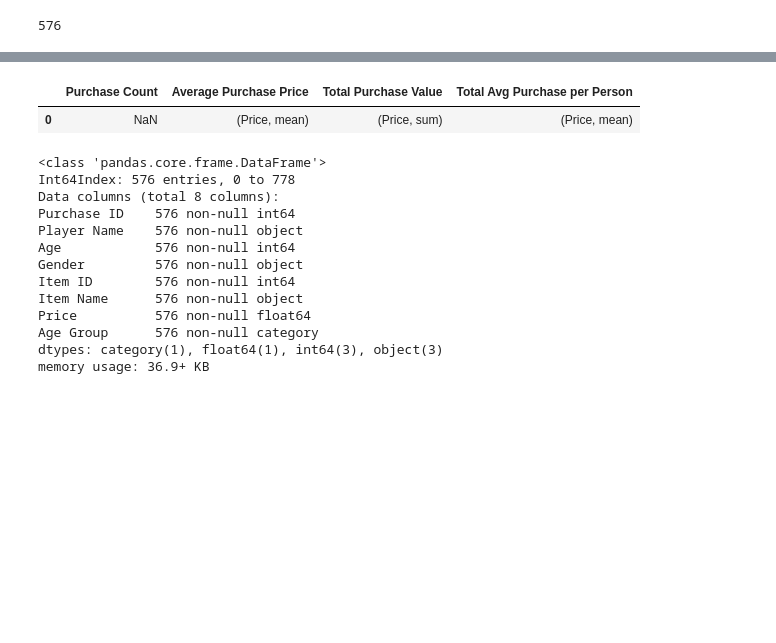
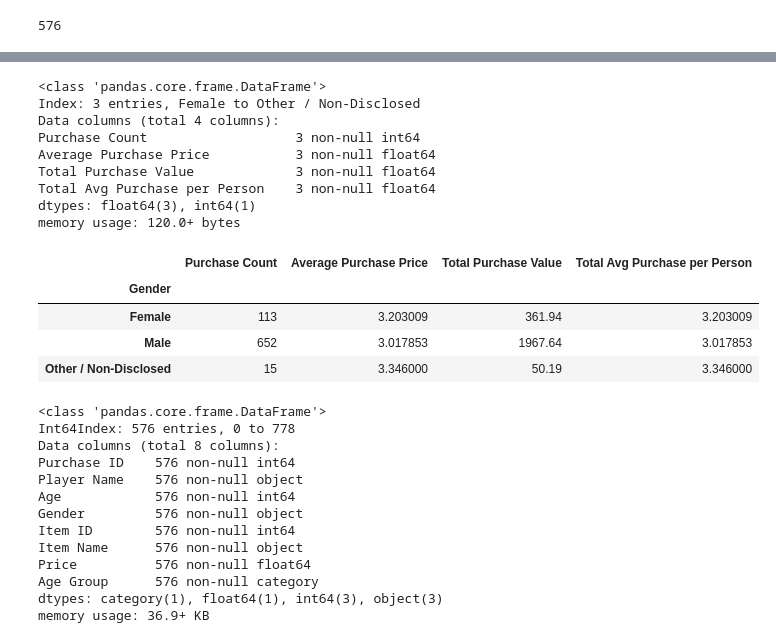
Before and after one commit to gwathen2019/pandas-challenge, a Jupyter notebook: heroes_of_pymoli.ipynb, the cells around one changed output, grey strips where cells are left out. Saved outputs shown, nothing was run; the diff lists cells and outputs as text; code cells hidden in the pictures; blank space fills up the shorter version.

```diff
--- a/heroes_of_pymoli.ipynb
+++ b/heroes_of_pymoli.ipynb
@@ -18,3 +18,8 @@ purchase_df.head()
 | 2 | 2 | Ithergue48 | 24 | Male | 92 | Final Critic | 4.88 |
 | 3 | 3 | Chamassasya86 | 24 | Male | 100 | Blindscythe | 3.27 |
 | 4 | 4 | Iskosia90 | 23 | Male | 131 | Fury | 1.44 |
+# %%
+# Use Map to format all the columns
+purchase_df["Price"] = purchase_df["Price"]#.map("${:.2f}".format)
+
+purchase_df.head()
@@ -145,16 +167,15 @@ purchase_df.describe()
     #Optional: give the displayed data cleaner formatting
     #Display the summary data frame
 
-no_of_purchases_total = purchase_df["Gender"].value_counts()
-no_of_purchases_total
+gender_group = purchase_df.groupby(["Gender"])
 
-avg_purchase_price = purchase_df.groupby(["Gender"]).agg({"Price": ['mean']})
-avg_purchase_price
+purchase_cnt = gender_group["Item ID"].count()
+purchase_sum = gender_group["Price"].sum()
+avg_purchase_price = purchase_sum/purchase_cnt
 
-total_purchase_value = purchase_df.groupby(["Gender"]).agg({"Price": ['sum']})
-total_purchase_value
+player_cnt = gender_group["Player Name"].count()
+avg_purchase_person = purchase_sum/player_cnt
 
-avg_purchase_person = purchase_df.groupby(["Gender", "Player Name"]).agg({"Price": ['mean']})
-avg_purchase_person = avg_purchase_person.groupby(["Gender"]).mean()
-avg_purchase_person
+
+gender_group.head()
 # %% [output]
@@ -167,15 +198,28 @@ avg_purchase_person
 # %%
 #create a summary table
-purchase_gender_summary_table = pd.DataFrame({"Purchase Count": no_of_purchases_total,
+purchase_gender_summary_table = pd.DataFrame({"Purchase Count": purchase_cnt,
                                             "Average Purchase Price": avg_purchase_price,
-                                            "Total Purchase Value": total_purchase_value,
-                                            "Total Avg Purchase per Person": avg_purchase_person},
-                                            index = [0])
+                                            "Total Purchase Value": purchase_sum,
+                                            "Total Avg Purchase per Person": avg_purchase_person})
+
                                             #["{0:.2f}%.format"]})
+purchase_gender_summary_table.info()
 purchase_gender_summary_table.head()
 # %% [output]
+<class 'pandas.core.frame.DataFrame'>
+Index: 3 entries, Female to Other / Non-Disclosed
+Data columns (total 4 columns):
+Purchase Count                   3 non-null int64
+Average Purchase Price           3 non-null float64
+Total Purchase Value             3 non-null float64
+Total Avg Purchase per Person    3 non-null float64
+dtypes: float64(3), int64(1)
+memory usage: 120.0+ bytes
 |  | Purchase Count | Average Purchase Price | Total Purchase Value | Total Avg Purchase per Person |
-| 0 | NaN | (Price, mean) | (Price, sum) | (Price, mean) |
+| Gender |  |  |  |  |
+| Female | 113 | 3.203009 | 361.94 | 3.203009 |
+| Male | 652 | 3.017853 | 1967.64 | 3.017853 |
+| Other / Non-Disclosed | 15 | 3.346000 | 50.19 | 3.346000 |
 # %%
 #Age Demographics
 
```
Also changed, not shown: parts of 10 cells of this notebook, 1 other file.
